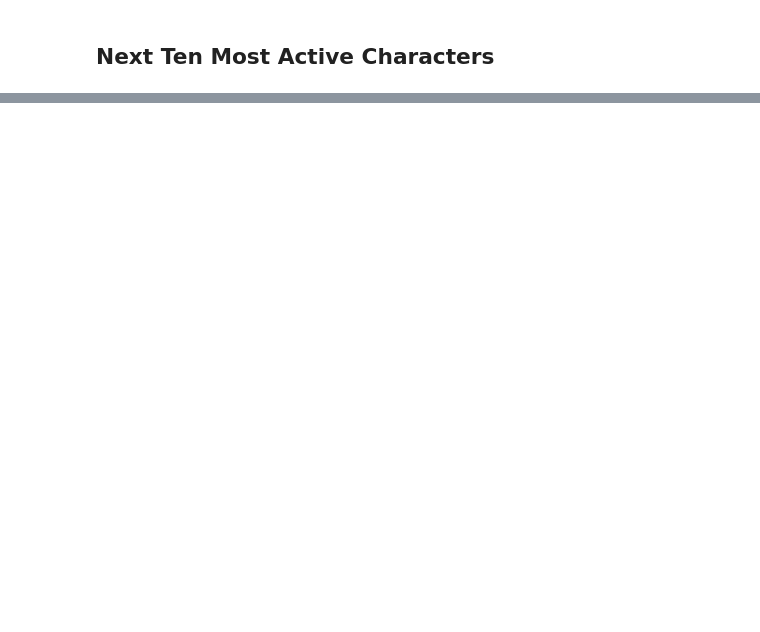
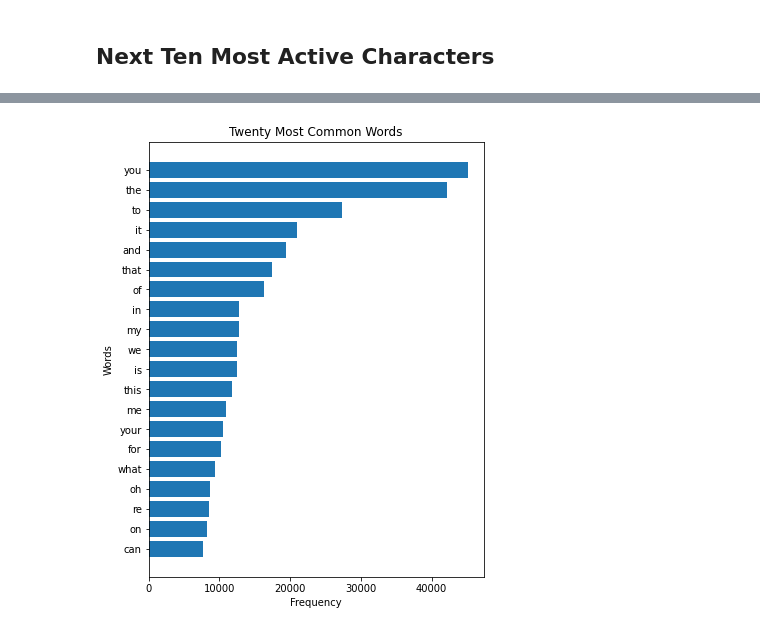
Before and after one commit to keivanipchihagh/Fun-Text-Mining-with-Simpsons, a Jupyter notebook: 1.Basic Analysis.ipynb, the cells around one changed output, grey strips where cells are left out. Drawn from its saved outputs; the diff is of its cells as text; code cells hidden in the pictures; blank space fills up the shorter version.

```diff
--- a/1.Basic Analysis.ipynb
+++ b/1.Basic Analysis.ipynb
@@ -34,0 +66,15 @@ plt.show()
+# %%
+X, y = [], []
+
+for freq in sorted_freqs[:20]:
+    X.append(freq[0])
+    y.append(freq[1])
+
+fig = plt.figure(figsize = (6, 8))
+plt.barh(X[::-1], y[::-1])
+plt.title('Twenty Most Common Words')
+plt.xlabel('Frequency')
+plt.ylabel('Words')
+plt.show()
+# %% [output]
+[figure, added]
```
Also changed, not shown: parts of 8 cells of this notebook, 2 other files.
